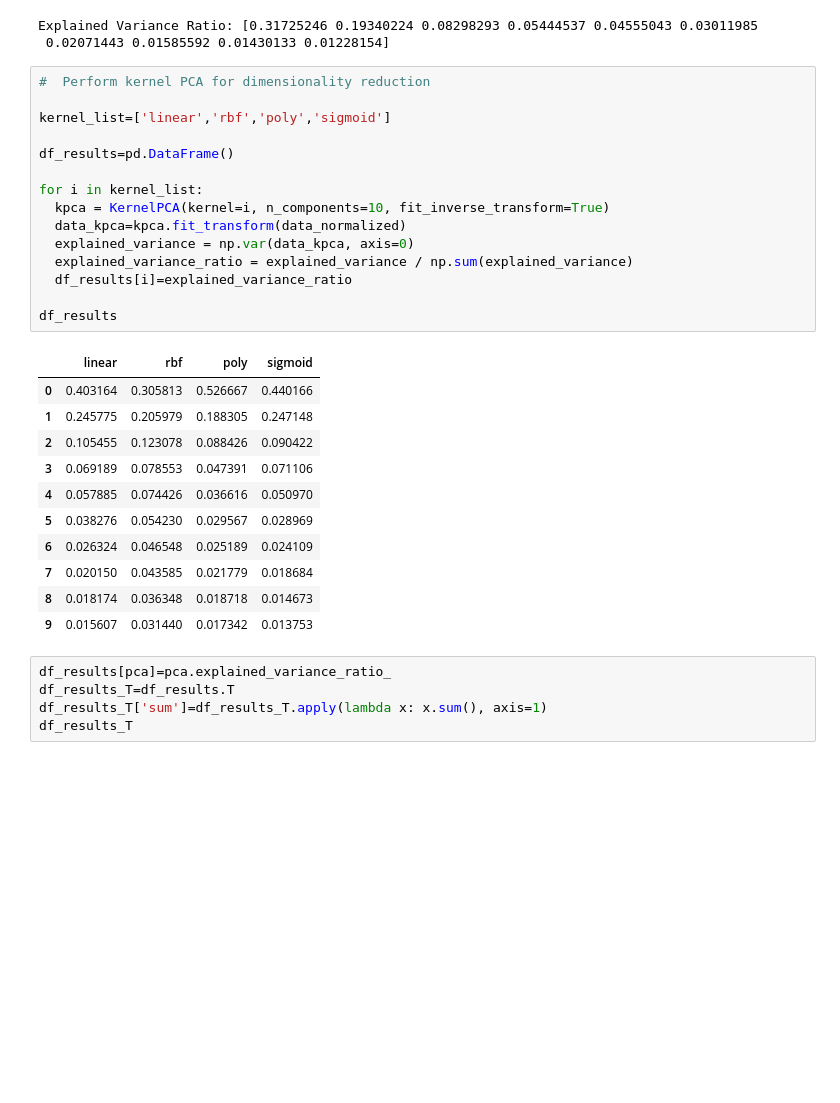
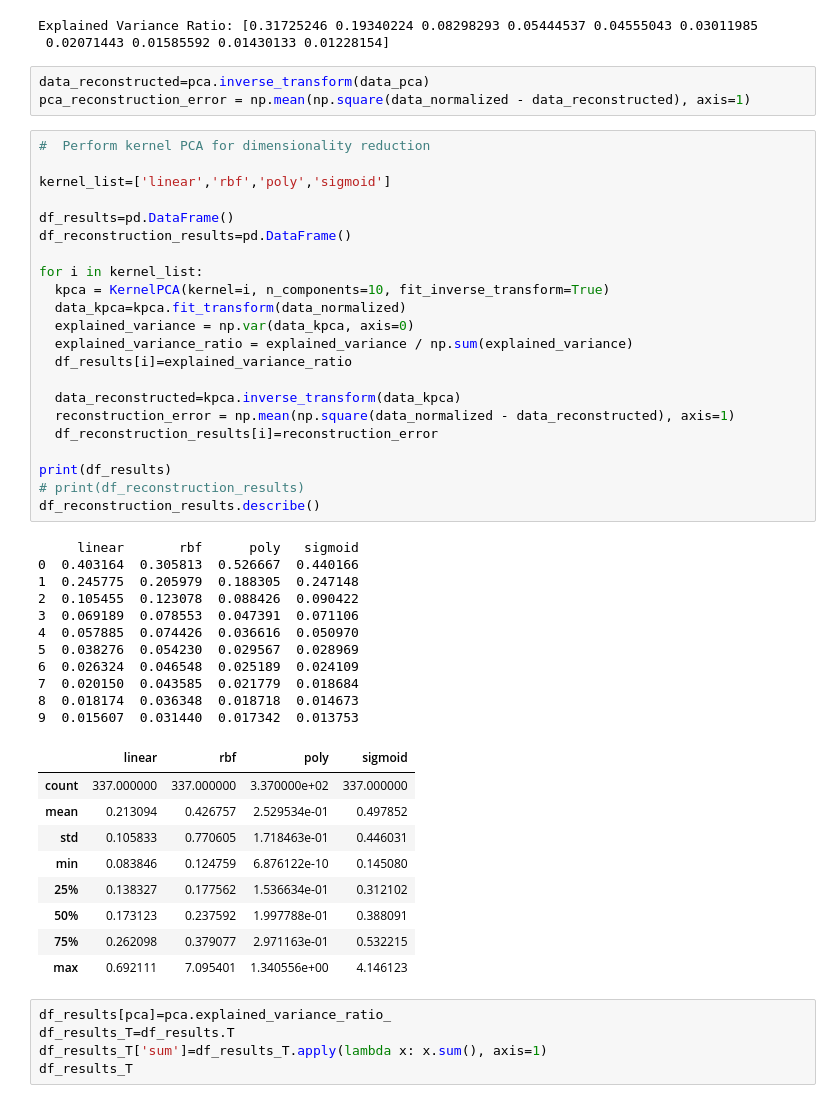
Before and after one commit to Ssactl/AH2179_Applied-AI-in-Transportation, a Jupyter notebook: Module6_Assignment.ipynb, the cells around one changed output. Drawn from its saved outputs; the diff is of its cells as text; blank space fills up the shorter version.

```diff
--- a/Module6_Assignment.ipynb
+++ b/Module6_Assignment.ipynb
@@ -98,33 +98,52 @@ print(f'Explained Variance Ratio: {explained_variance}')
 # %% [output]
 Explained Variance Ratio: [0.31725246 0.19340224 0.08298293 0.05444537 0.04555043 0.03011985
  0.02071443 0.01585592 0.01430133 0.01228154]
+# %%
+data_reconstructed=pca.inverse_transform(data_pca)
+pca_reconstruction_error = np.mean(np.square(data_normalized - data_reconstructed), axis=1)
 # %%
 #  Perform kernel PCA for dimensionality reduction
 
 kernel_list=['linear','rbf','poly','sigmoid']
 
 df_results=pd.DataFrame()
+df_reconstruction_results=pd.DataFrame()
 
 for i in kernel_list:
   kpca = KernelPCA(kernel=i, n_components=10, fit_inverse_transform=True)
   data_kpca=kpca.fit_transform(data_normalized)
   explained_variance = np.var(data_kpca, axis=0)
   explained_variance_ratio = explained_variance / np.sum(explained_variance)
   df_results[i]=explained_variance_ratio
 
-df_results
+  data_reconstructed=kpca.inverse_transform(data_kpca)
+  reconstruction_error = np.mean(np.square(data_normalized - data_reconstructed), axis=1)
+  df_reconstruction_results[i]=reconstruction_error
+
+print(df_results)
+# print(df_reconstruction_results)
+df_reconstruction_results.describe()
 # %% [output]
+     linear       rbf      poly   sigmoid
+0  0.403164  0.305813  0.526667  0.440166
+1  0.245775  0.205979  0.188305  0.247148
+2  0.105455  0.123078  0.088426  0.090422
+3  0.069189  0.078553  0.047391  0.071106
+4  0.057885  0.074426  0.036616  0.050970
+5  0.038276  0.054230  0.029567  0.028969
+6  0.026324  0.046548  0.025189  0.024109
+7  0.020150  0.043585  0.021779  0.018684
+8  0.018174  0.036348  0.018718  0.014673
+9  0.015607  0.031440  0.017342  0.013753
 |  | linear | rbf | poly | sigmoid |
-| 0 | 0.403164 | 0.305813 | 0.526667 | 0.440166 |
-| 1 | 0.245775 | 0.205979 | 0.188305 | 0.247148 |
-| 2 | 0.105455 | 0.123078 | 0.088426 | 0.090422 |
-| 3 | 0.069189 | 0.078553 | 0.047391 | 0.071106 |
-| 4 | 0.057885 | 0.074426 | 0.036616 | 0.050970 |
-| 5 | 0.038276 | 0.054230 | 0.029567 | 0.028969 |
-| 6 | 0.026324 | 0.046548 | 0.025189 | 0.024109 |
-| 7 | 0.020150 | 0.043585 | 0.021779 | 0.018684 |
-| 8 | 0.018174 | 0.036348 | 0.018718 | 0.014673 |
-| 9 | 0.015607 | 0.031440 | 0.017342 | 0.013753 |
+| count | 337.000000 | 337.000000 | 3.370000e+02 | 337.000000 |
+| mean | 0.213094 | 0.426757 | 2.529534e-01 | 0.497852 |
+| std | 0.105833 | 0.770605 | 1.718463e-01 | 0.446031 |
+| min | 0.083846 | 0.124759 | 6.876122e-10 | 0.145080 |
+| 25% | 0.138327 | 0.177562 | 1.536634e-01 | 0.312102 |
+| 50% | 0.173123 | 0.237592 | 1.997788e-01 | 0.388091 |
+| 75% | 0.262098 | 0.379077 | 2.971163e-01 | 0.532215 |
+| max | 0.692111 | 7.095401 | 1.340556e+00 | 4.146123 |
 # %%
 df_results[pca]=pca.explained_variance_ratio_
 df_results_T=df_results.T
```
Also changed, not shown: parts of 1 cell of this notebook.
